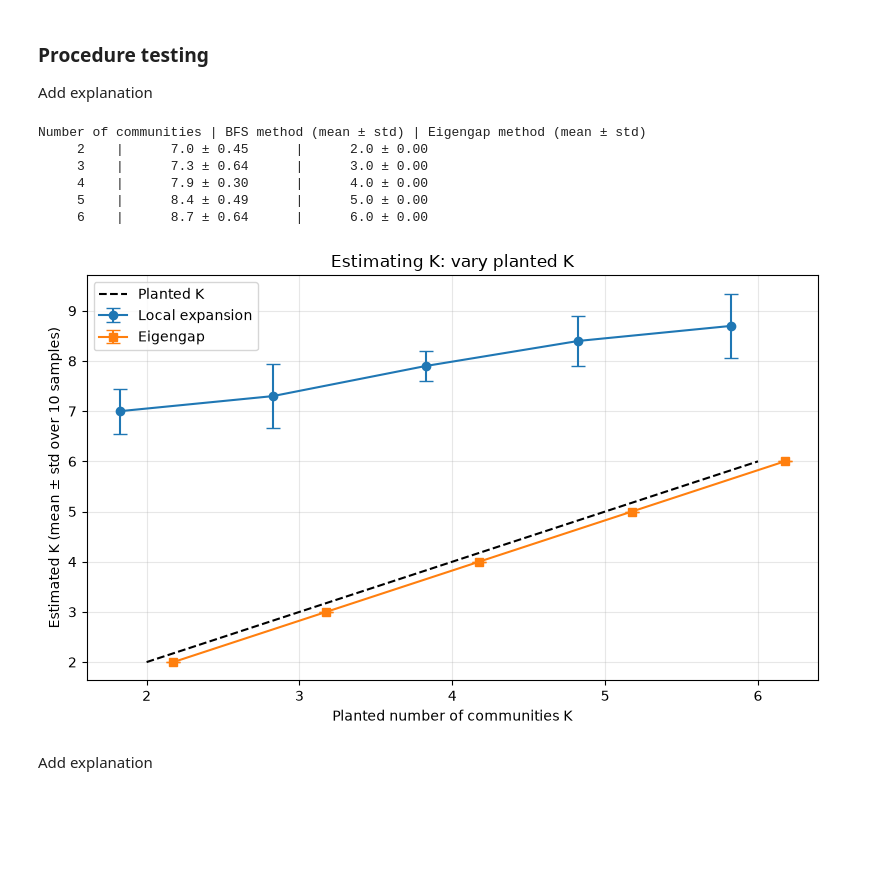
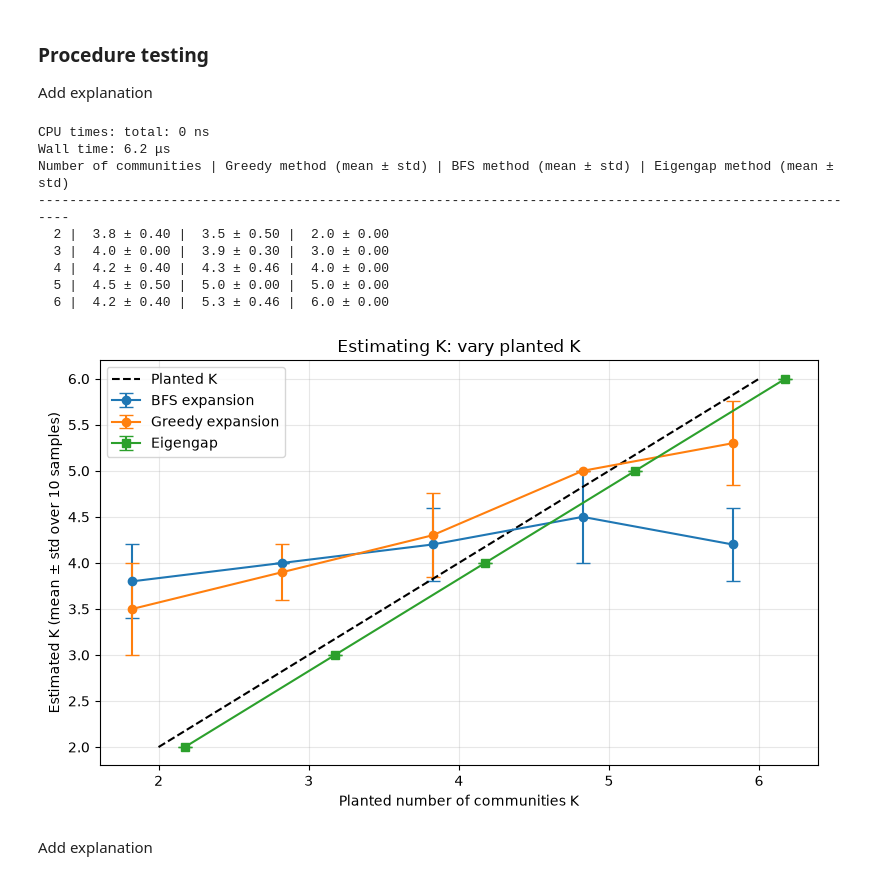
Before and after one commit to tjerkwillems7-ux/complex-networks-assignment-3, a Jupyter notebook: Group_6_Project_3.ipynb, the cells around one changed output. Cells and saved outputs as stored; diff of their text form; code cells hidden in the pictures; blank space fills up the shorter version.

```diff
--- a/Group_6_Project_3.ipynb
+++ b/Group_6_Project_3.ipynb
@@ -45,7 +99,7 @@ Add explanation
 # %%
-def find_community(G, seed, gamma = 1.0):
+def find_community_greedy(G, seed, gamma = 1.0):
     """
-    Checks each vertex and adds the neighbor with the largest modularity gain, where we stop once the best gain is no longer positive.
+    Checks each vertex and adds the neighbor with the largest modularity gain as a greedy choice, where we stop once the best gain is no longer positive.
 
     Parameters:
     :G: Graph
@@ -95,14 +149,14 @@ def find_community(G, seed, gamma = 1.0):
 # %% [markdown]
 Add explanation
 # %%
-def community_number_estimator(G, gamma = 1.0, min_size = 2):
+def community_number_estimator(G, estimator, gamma = 1.0, min_size = 20):
     """
     Expand a community from the highest-degree remaining vertex, remove it and continue until all edges have been checked.
 
     Parameters:
     :G: Graph
     :gamma: Resolution parameter
-    :min_com_size: Minimum community size
+    :min_size: Minimum community size
     :return: Number of communities in a graph
     """
     H = G.copy()
@@ -116,7 +170,7 @@ def community_number_estimator(G, gamma = 1.0, min_size = 2):
             break
 
         # Form a community and add it to the count
-        C = find_community(H, seed, gamma)
+        C = estimator(H, seed, gamma)
         if len(C) >= min_size:
             community_count += 1
 
@@ -147,6 +201,8 @@ def estimate_k_eigengap(G, k_max=10):
 ### Procedure testing <a name="testing" id="testing"></a>
 Add explanation
 # %%
+%time
+
 def SBM_K(K_values, n, q_in, q_out, n_samples):
     """
     Generate an SBM for different values of the number of communities K
@@ -159,7 +215,7 @@ def SBM_K(K_values, n, q_in, q_out, n_samples):
     :n_samples: Number of samples for the SBM
     :return: The number of esitmated communities
     """
-    results = {K: {"local": [], "eigengap": []} for K in K_values}
+    results = {K: {"bfs": [], "greedy": [], "eigengap": []} for K in K_values}
 
     for K in K_values:
         sizes = [n // K] * K
@@ -170,7 +226,8 @@ def SBM_K(K_values, n, q_in, q_out, n_samples):
 
         for s in range(n_samples):
             G = nx.stochastic_block_model(sizes, Q, seed = SEED + s)
-            results[K]["local"].append(community_number_estimator(G))
+            results[K]["bfs"].append(community_number_estimator(G, find_community_bfs))
+            results[K]["greedy"].append(community_number_estimator(G, find_community_greedy))
             results[K]["eigengap"].append(estimate_k_eigengap(G))
 
     return results
@@ -184,46 +241,55 @@ n_samples = 10
 
 res_K = SBM_K(K_values, n, q_in, q_out, n_samples)
 
-print("Number of communities | BFS method (mean ± std) | Eigengap method (mean ± std)")
+print("Number of communities | Greedy method (mean ± std) | BFS method (mean ± std) | Eigengap method (mean ± std)")
+print("-----------------------------------------------------------------------------------------------------------")
 for K in K_values:
-    lm = np.mean(res_K[K]["local"]);  ls = np.std(res_K[K]["local"])
+    bm = np.mean(res_K[K]["bfs"]);  bs = np.std(res_K[K]["bfs"])
+    gm = np.mean(res_K[K]["greedy"]);  gs = np.std(res_K[K]["greedy"])
     em = np.mean(res_K[K]["eigengap"]); es = np.std(res_K[K]["eigengap"])
-    print(f"    {K:2d}    |     {lm:4.1f} ± {ls:4.2f}      |     {em:4.1f} ± {es:4.2f}")
+    print(f" {K:2d} | {bm:4.1f} ± {bs:4.2f} | {gm:4.1f} ± {gs:4.2f} | {em:4.1f} ± {es:4.2f}")
 # %% [output]
-Number of communities | BFS method (mean ± std) | Eigengap method (mean ± std)
-     2    |      7.0 ± 0.45      |      2.0 ± 0.00
-     3    |      7.3 ± 0.64      |      3.0 ± 0.00
-     4    |      7.9 ± 0.30      |      4.0 ± 0.00
-     5    |      8.4 ± 0.49      |      5.0 ± 0.00
-     6    |      8.7 ± 0.64      |      6.0 ± 0.00
+CPU times: total: 0 ns
+Wall time: 6.2 μs
+Number of communities | Greedy method (mean ± std) | BFS method (mean ± std) | Eigengap method (mean ± std)
+-----------------------------------------------------------------------------------------------------------
+  2 |  3.8 ± 0.40 |  3.5 ± 0.50 |  2.0 ± 0.00
+  3 |  4.0 ± 0.00 |  3.9 ± 0.30 |  3.0 ± 0.00
+  4 |  4.2 ± 0.40 |  4.3 ± 0.46 |  4.0 ± 0.00
+  5 |  4.5 ± 0.50 |  5.0 ± 0.00 |  5.0 ± 0.00
+  6 |  4.2 ± 0.40 |  5.3 ± 0.46 |  6.0 ± 0.00
 # %%
 # --- Plot ---
 fig, ax = plt.subplots(figsize=(8, 5))
 x = np.arange(len(K_values))
 w = 0.35
 
 ax.errorbar(x - w/2,
-            [np.mean(res_K[K]["local"])    for K in K_values],
-            yerr=[np.std(res_K[K]["local"]) for K in K_values],
-            fmt="o-", capsize=5, label="Local expansion")
+            [np.mean(res_K[K]["bfs"])    for K in K_values],
+            yerr=[np.std(res_K[K]["bfs"]) for K in K_values],
+            fmt="o-", capsize=5, label="BFS expansion")
+ax.errorbar(x - w/2,
+            [np.mean(res_K[K]["greedy"])    for K in K_values],
+            yerr=[np.std(res_K[K]["greedy"]) for K in K_values],
+            fmt="o-", capsize=5, label="Greedy expansion")
 ax.errorbar(x + w/2,
             [np.mean(res_K[K]["eigengap"])    for K in K_values],
             yerr=[np.std(res_K[K]["eigengap"]) for K in K_values],
             fmt="s-", capsize=5, label="Eigengap")
 ax.plot(x, K_values, "k--", label="Planted K")
 
 ax.set_xticks(x)
 ax.set_xticklabels(K_values)
 ax.set_xlabel("Planted number of communities K")
 ax.set_ylabel("Estimated K (mean ± std over 10 samples)")
 ax.set_title("Estimating K: vary planted K")
 ax.legend()
 ax.grid(alpha=0.3)
 
 plt.tight_layout()
 plt.show()
 # %% [output]
-[figure, old version]
+[figure, new version]
 # %% [markdown]
 Add explanation
 # %%
```
Also changed, not shown: parts of 7 cells of this notebook.
